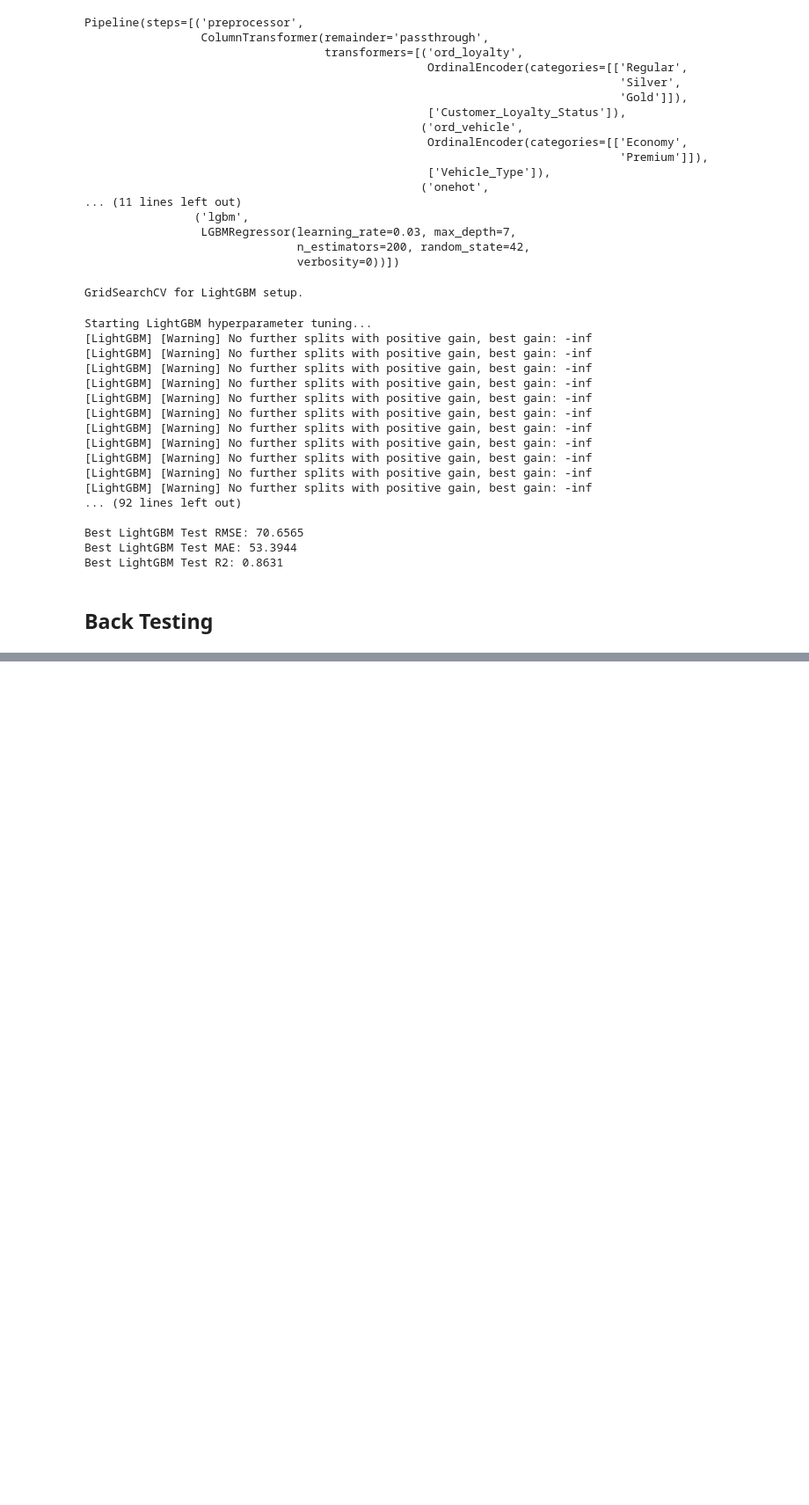
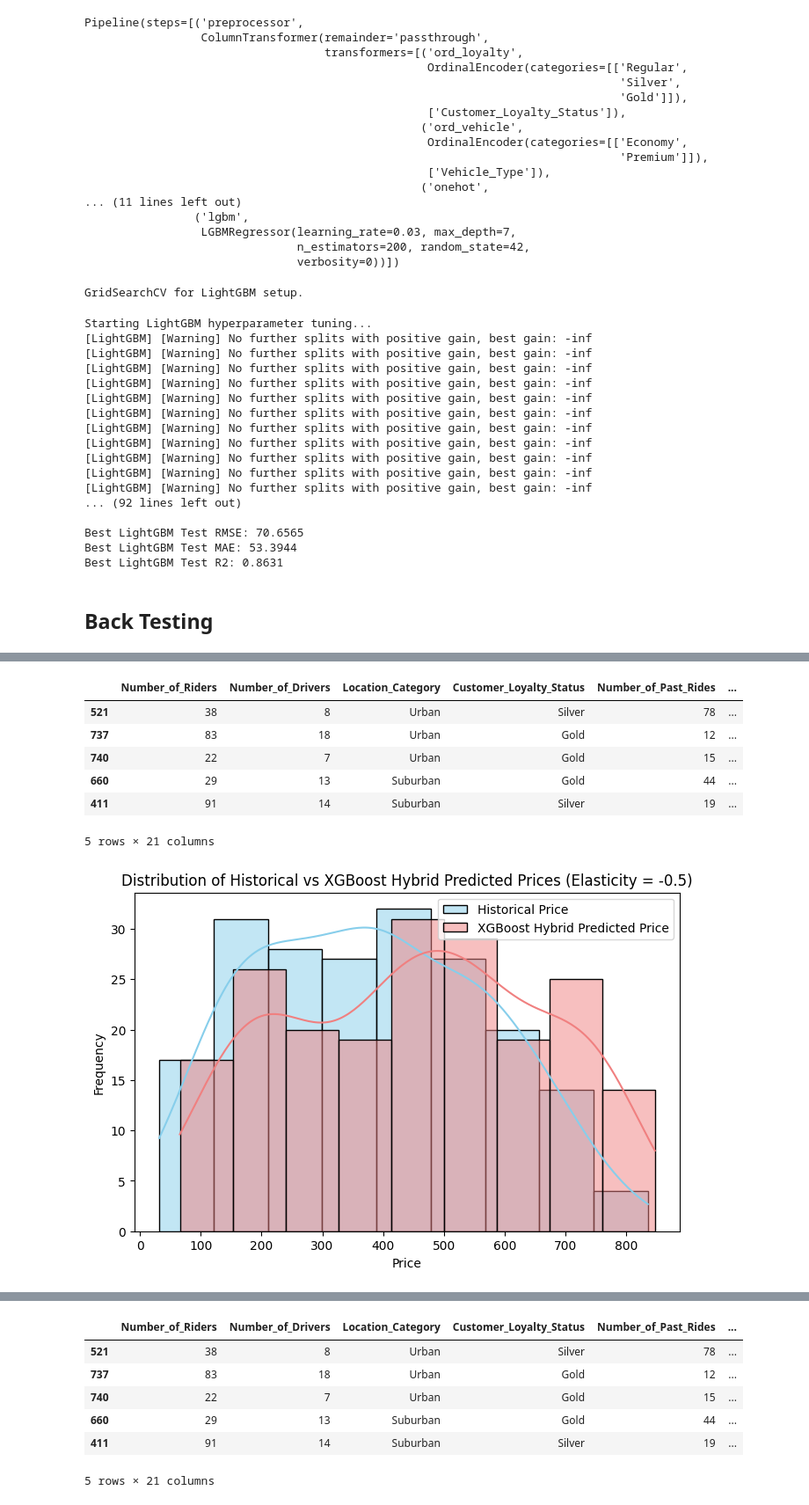
Before and after one commit to PriceOptima-SpringBoard/AI-PriceOptima, a Jupyter notebook: Milestone5_Advanced_Model_Development.ipynb, the cells around one changed output, grey strips where cells are left out. Shown at 88% size. Drawn from its saved outputs; the diff is of its cells as text; code cells hidden in the pictures; blank space fills up the shorter version.

```diff
--- a/Milestone5_Advanced_Model_Development.ipynb
+++ b/Milestone5_Advanced_Model_Development.ipynb
@@ -547,0 +459,64 @@ Head of ML Results DataFrame (using last elasticity):
+# %%
+print('--- Running Hybrid XGBoost Simulation ---')
+elasticity_values = [-0.9, -0.5] # Example elasticity values
+
+for elasticity in elasticity_values:
+    ml_results_df_xgb, ml_sim_metrics_xgb = apply_ml_pricing_xgb(cleaned_df, best_model, elasticity=elasticity)
+
+    print(f"\n--- XGBoost Hybrid Simulation with Elasticity = {elasticity} ---")
+    print(f"Static total revenue: {ml_sim_metrics_xgb['total_base_revenue']:.2f}")
+    print(f"ML-Dynamic total revenue (XGBoost): {ml_sim_metrics_xgb['total_ml_revenue_xgb']:.2f}")
+    print(f"Simulated revenue lift (XGBoost Hybrid): {ml_sim_metrics_xgb['revenue_lift_pct_xgb']:.2f}%")
+
+# Add analysis of predicted prices (using the elasticity value = -0.5)
+print("\nXGBoost Hybrid ML Predicted Price vs Historical Base Price Statistics:")
+print(ml_results_df_xgb[['Historical_Cost_of_Ride', 'ml_dyn_price_xgb']].describe())
+
+# Display head of the results dataframe (using the elasticity value = -0.5)
+print("\nHead of XGBoost Hybrid ML Results DataFrame (using elasticity = 0.5):")
+display(ml_results_df_xgb.head())
+
+# Add visualization to compare price distributions
+plt.figure(figsize=(8, 5))
+sns.histplot(ml_results_df_xgb['Historical_Cost_of_Ride'], color='skyblue', label='Historical Price', kde=True)
+sns.histplot(ml_results_df_xgb['ml_dyn_price_xgb'], color='lightcoral', label='XGBoost Hybrid Predicted Price', kde=True)
+plt.title(f'Distribution of Historical vs XGBoost Hybrid Predicted Prices (Elasticity = {elasticity})')
+plt.xlabel('Price')
+plt.ylabel('Frequency')
+plt.legend()
+plt.show()
+
+print('\n--- Running Hybrid LightGBM Simulation ---')
+elasticity_values = [-0.9, -0.5] # Example elasticity values
+
+for elasticity in elasticity_values:
+    ml_results_df_lgbm, ml_sim_metrics_lgbm = apply_ml_pricing_lgbm(cleaned_df, best_lgbm_model, elasticity=elasticity)
+
+    print(f"\n--- LightGBM Hybrid Simulation with Elasticity = {elasticity} ---")
+    print(f"Static total revenue: {ml_sim_metrics_lgbm['total_base_revenue']:.2f}")
+    print(f"ML-Dynamic total revenue (LightGBM): {ml_sim_metrics_lgbm['total_ml_revenue']:.2f}")
+    print(f"Simulated revenue lift (LightGBM Hybrid): {ml_sim_metrics_lgbm['revenue_lift_pct']:.2f}%")
+
+# Add analysis of predicted prices (using the elasticity value = -0.5)
+print("\nLightGBM Hybrid ML Predicted Price vs Historical Base Price Statistics:")
+print(ml_results_df_lgbm[['Historical_Cost_of_Ride', 'ml_dyn_price']].describe())
+
+# Display head of the results dataframe (using the elasticity value = -0.5)
+print("\nHead of LightGBM Hybrid ML Results DataFrame (using elasticity= -0.5):")
+display(ml_results_df_lgbm.head())
+
+# Add visualization to compare price distributions
+plt.figure(figsize=(8, 5))
+sns.histplot(ml_results_df_lgbm['Historical_Cost_of_Ride'], color='skyblue', label='Historical Price', kde=True)
+sns.histplot(ml_results_df_lgbm['ml_dyn_price'], color='lightcoral', label='LightGBM Hybrid Predicted Price', kde=True)
+plt.title(f'Distribution of Historical vs LightGBM Hybrid Predicted Prices (Elasticity = {elasticity})')
+plt.xlabel('Price')
+plt.ylabel('Frequency')
+plt.legend()
+plt.show()
+
+# Final comparison with rule-based
+print(f"\n--- Comparison with Rule-based Engine (Elasticity = -0.5) ---")
+print(f"Rule-based total revenue: {sim_metrics['total_dynamic_revenue']:.2f}")
+print(f"Simulated revenue lift (Rule-based): {sim_metrics['revenue_lift_pct']:.2f}%")
+# %% [output]
@@ -547,0 +540,8 @@ Head of ML Results DataFrame (using last elasticity):
+|  | Number_of_Riders | Number_of_Drivers | Location_Category | Customer_Loyalty_Status | Number_of_Past_Rides | ... |
+| 521 | 38 | 8 | Urban | Silver | 78 | ... |
+| 737 | 83 | 18 | Urban | Gold | 12 | ... |
+| 740 | 22 | 7 | Urban | Gold | 15 | ... |
+| 660 | 29 | 13 | Suburban | Gold | 44 | ... |
+| 411 | 91 | 14 | Suburban | Silver | 19 | ... |
+5 rows × 21 columns
+[figure, added]
@@ -547,0 +565,7 @@ Head of ML Results DataFrame (using last elasticity):
+|  | Number_of_Riders | Number_of_Drivers | Location_Category | Customer_Loyalty_Status | Number_of_Past_Rides | ... |
+| 521 | 38 | 8 | Urban | Silver | 78 | ... |
+| 737 | 83 | 18 | Urban | Gold | 12 | ... |
+| 740 | 22 | 7 | Urban | Gold | 15 | ... |
+| 660 | 29 | 13 | Suburban | Gold | 44 | ... |
+| 411 | 91 | 14 | Suburban | Silver | 19 | ... |
+5 rows × 21 columns
```
Also changed, not shown: parts of 7 cells of this notebook, 1 other file.
